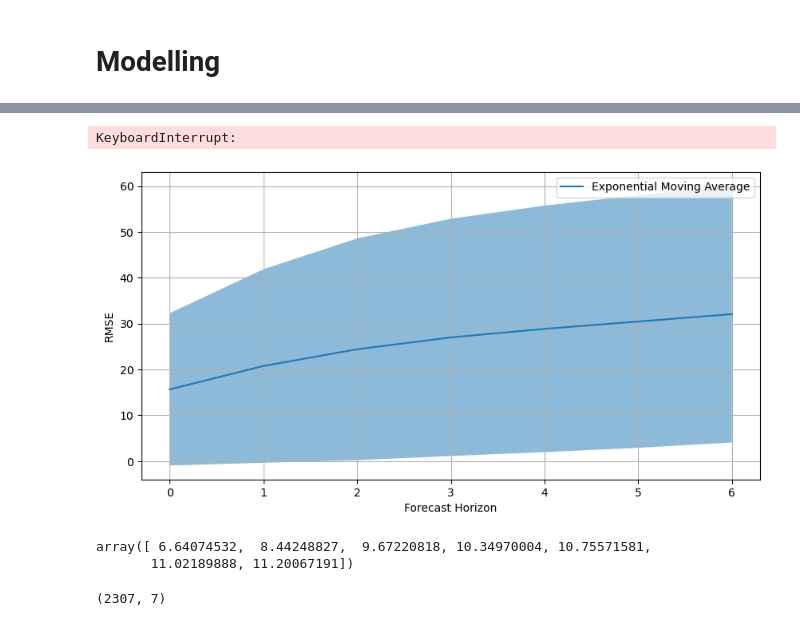
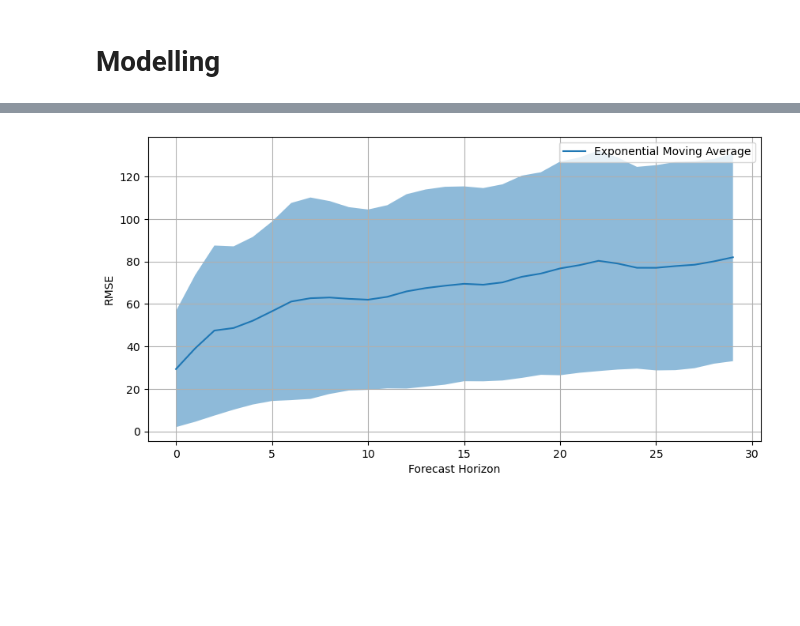
Before and after one commit to vb690/ghi_forecast, a Jupyter notebook: forecast.ipynb, the cells around one changed output, grey strips where cells are left out. Saved outputs shown, nothing was run; the diff lists cells and outputs as text; code cells hidden in the pictures; blank space fills up the shorter version.

```diff
--- a/forecast.ipynb
+++ b/forecast.ipynb
@@ -70,7 +71,7 @@ start_date = pd.to_datetime(TRAINING_END_DATE)
 ground_truth = []
 forecasts = []
 
-for step in range(60 * 24 * 7):
+for step in trange(5000):
 
     insample_df, outsample_df = split_time_series_df(
         df=ghi_df,
@@ -80,7 +81,7 @@ for step in range(60 * 24 * 7):
         resolution="m"
     )
 
-    start_date += pd.to_timedelta(1, unit="m")
+    start_date += pd.to_timedelta(30, unit="m")
 
     insample_series = insample_df["ghi"].values
     outsample_series = outsample_df["ghi"].values
@@ -96,36 +97,22 @@ for step in range(60 * 24 * 7):
 
 ground_truth = np.array(ground_truth)
 forecasts = np.array(forecasts)
-# %% [output]
-KeyboardInterrupt:
 # %%
-ground_truth = np.array(ground_truth)
-forecasts = np.array(forecasts)
-
 error_mean, error_sem = compute_rmse(
     y_true=ground_truth,
     y_forecast=forecasts,
     axis=0
 )
 
 fig, ax = plt.subplots(1, 1, figsize=(10, 5))
 ax = visualize_forecast_horizon_accuracy(
     ax=ax,
     model_name="Exponential Moving Average",
     error_name="RMSE",
     error_mean=error_mean,
     error_sem=error_sem
 )
 plt.legend()
 plt.show()
 # %% [output]
-[figure, old version]
+[figure, new version]
-# %%
-error_sem
-# %% [output]
-array([ 6.64074532,  8.44248827,  9.67220818, 10.34970004, 10.75571581,
-       11.02189888, 11.20067191])
-# %%
-ground_truth.shape
-# %% [output]
-(2307, 7)
```
Also changed, not shown: parts of 4 cells of this notebook, 1 other file.
